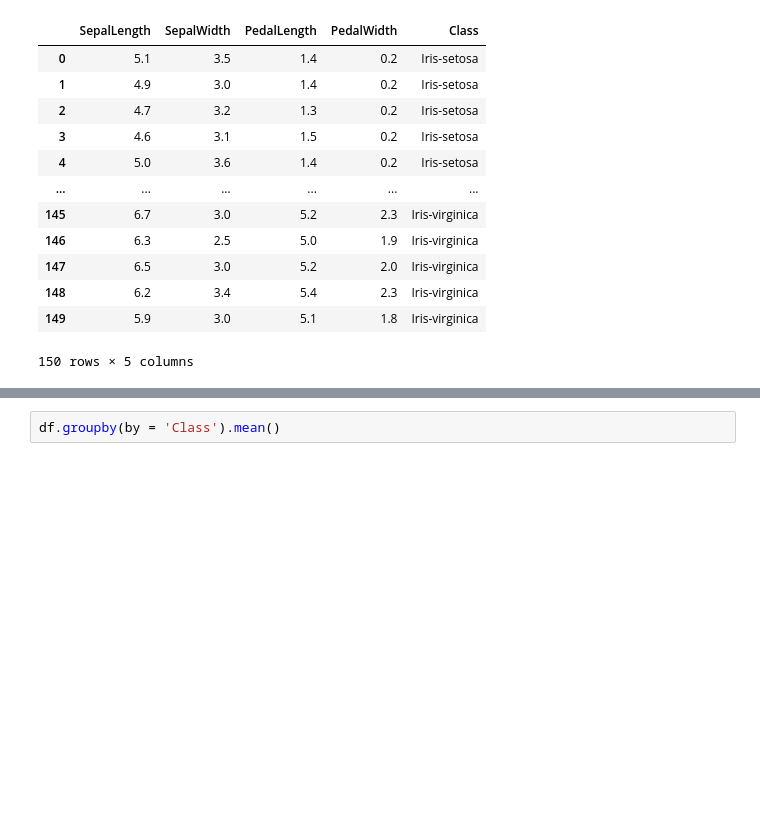
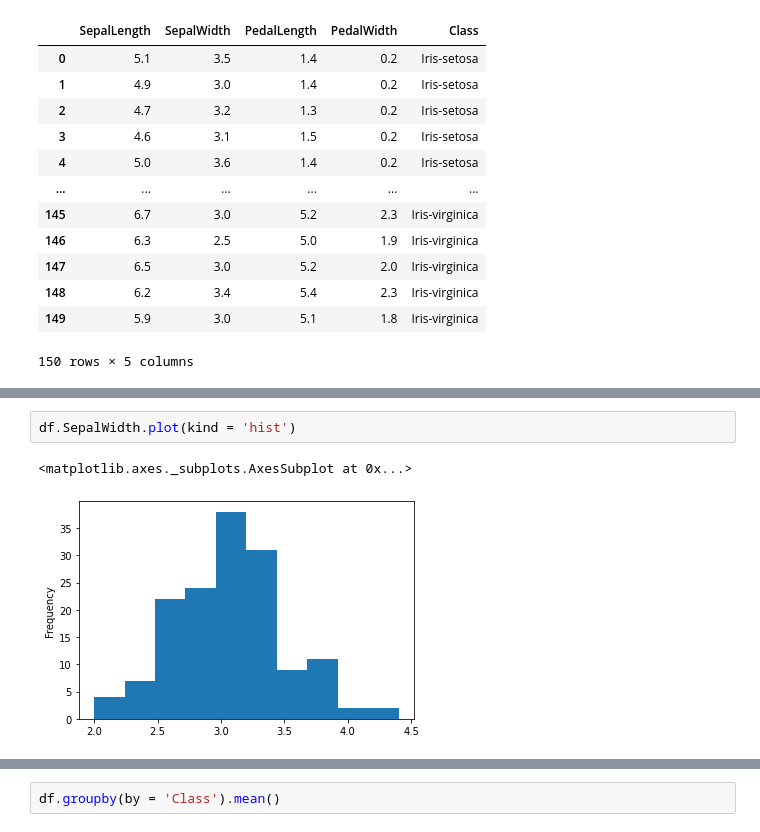
Before and after one commit to Saujanyapokhrel/Data-Processing-Visualization, a Jupyter notebook: Saujanya.ipynb, the cells around one changed output, grey strips where cells are left out. Saved outputs shown, nothing was run; the diff lists cells and outputs as text; blank space fills up the shorter version.

```diff
--- a/Saujanya.ipynb
+++ b/Saujanya.ipynb
@@ -39,0 +35,5 @@ Index(['SepalLength', 'SepalWidth', 'PedalLength', 'PedalWidth', 'Class'], dtype
+# %%
+df.SepalWidth.plot(kind = 'hist')
+# %% [output]
+<matplotlib.axes._subplots.AxesSubplot at 0x...>
+[figure, added]
```
Also changed, not shown: parts of 16 cells of this notebook.
